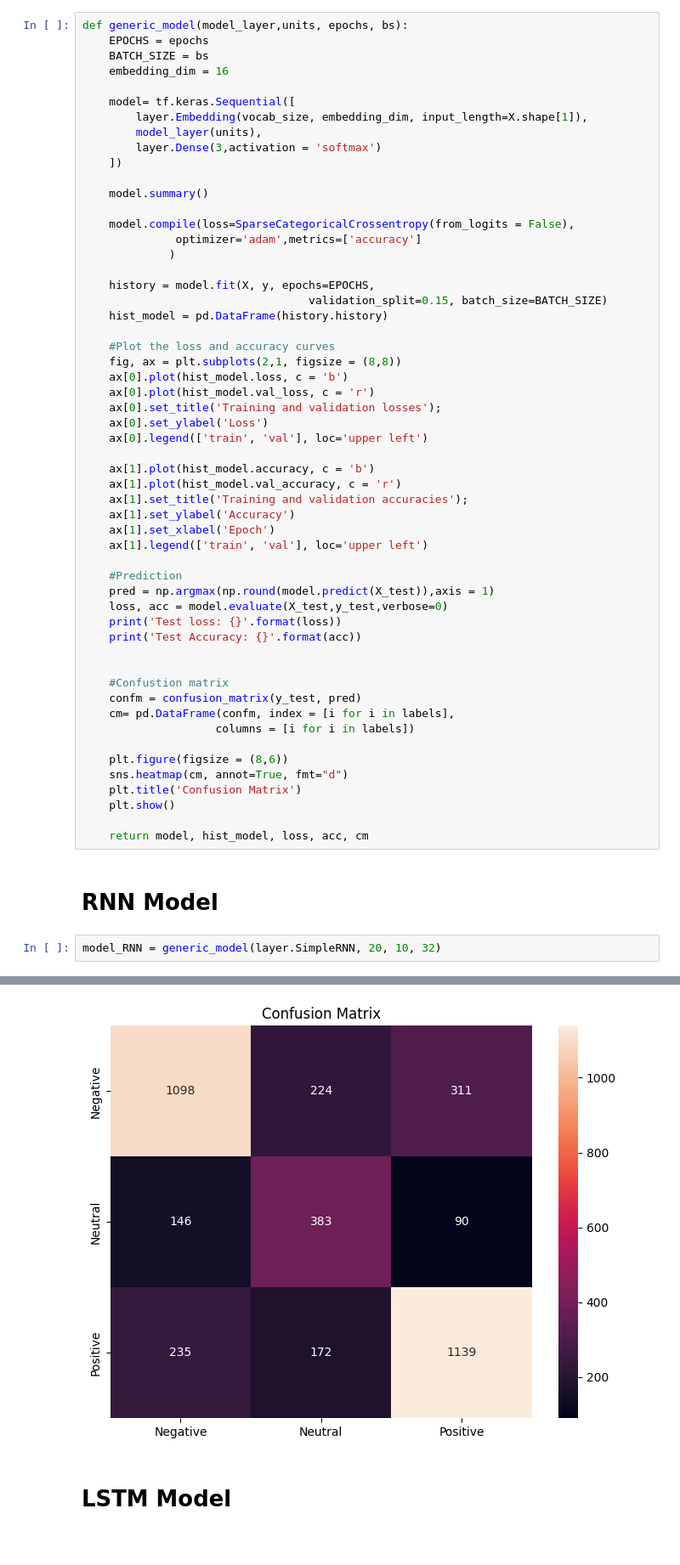
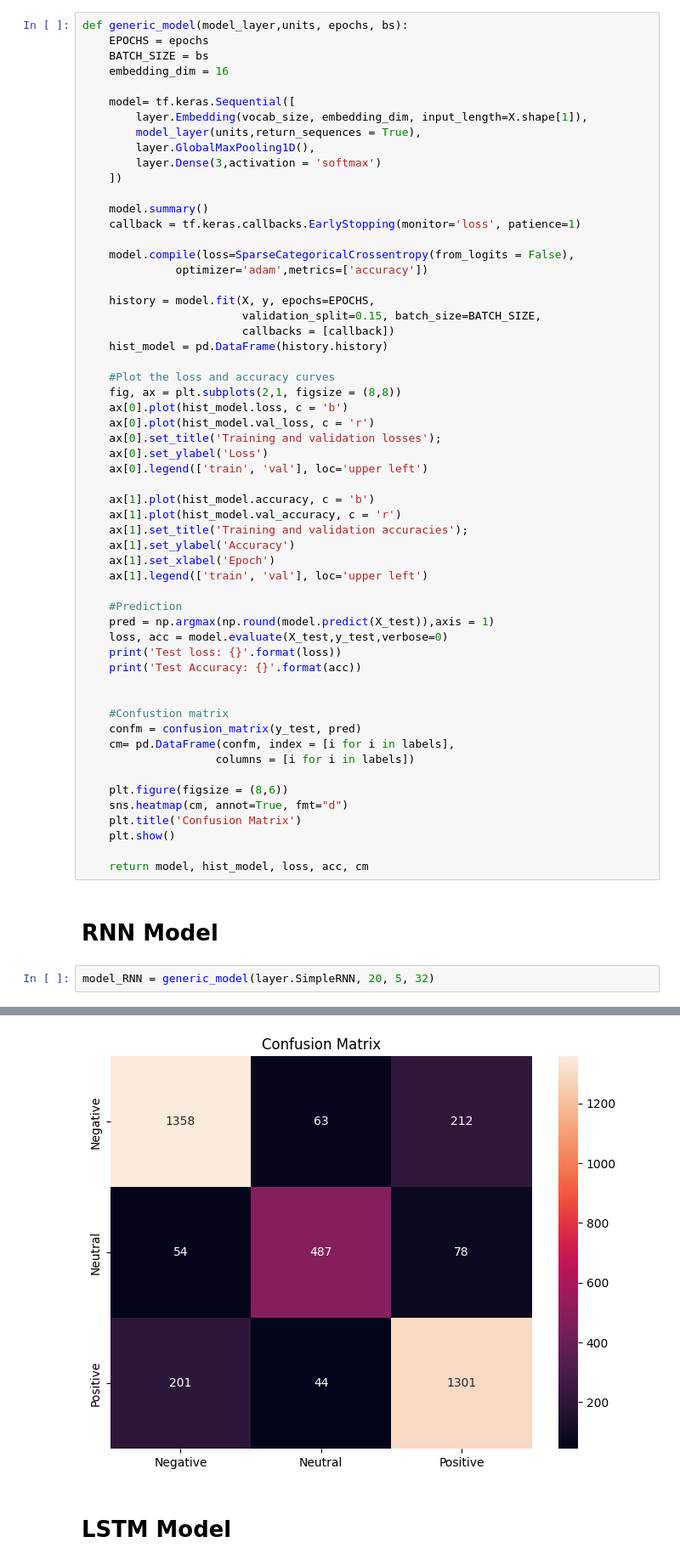
Before and after one commit to lorrespz/NLP-Text-Analyses-Generation, a Jupyter notebook: covid19-tweet-analysis-rnn-lstm-others.ipynb, the cells around one changed output, grey strips where cells are left out. Shown at 85% size. Cells and saved outputs as stored; diff of their text form.

```diff
--- a/covid19-tweet-analysis-rnn-lstm-others.ipynb
+++ b/covid19-tweet-analysis-rnn-lstm-others.ipynb
@@ -171,18 +167,20 @@ def generic_model(model_layer,units, epochs, bs):
 
     model= tf.keras.Sequential([
         layer.Embedding(vocab_size, embedding_dim, input_length=X.shape[1]),
-        model_layer(units),
+        model_layer(units,return_sequences = True),
+        layer.GlobalMaxPooling1D(),
         layer.Dense(3,activation = 'softmax')
     ])
 
     model.summary()
+    callback = tf.keras.callbacks.EarlyStopping(monitor='loss', patience=1)
 
     model.compile(loss=SparseCategoricalCrossentropy(from_logits = False),
-              optimizer='adam',metrics=['accuracy']
-             )
+              optimizer='adam',metrics=['accuracy'])
 
     history = model.fit(X, y, epochs=EPOCHS,
-                                  validation_split=0.15, batch_size=BATCH_SIZE)
+                        validation_split=0.15, batch_size=BATCH_SIZE,
+                        callbacks = [callback])
     hist_model = pd.DataFrame(history.history)
 
     #Plot the loss and accuracy curves
@@ -221,7 +219,7 @@ def generic_model(model_layer,units, epochs, bs):
 # %% [markdown]
 # RNN Model
 # %%
-model_RNN = generic_model(layer.SimpleRNN, 20, 10, 32)
+model_RNN = generic_model(layer.SimpleRNN, 20, 5, 32)
 # %% [output]
 Model: "sequential_4"
 _________________________________________________________________
@@ -244,4 +242,4 @@ Test Accuracy: 0.6853607296943665
-[figure, old version]
+[figure, new version]
 # %% [markdown]
 # LSTM Model
 # %%
```
Also changed, not shown: parts of 14 cells of this notebook.
